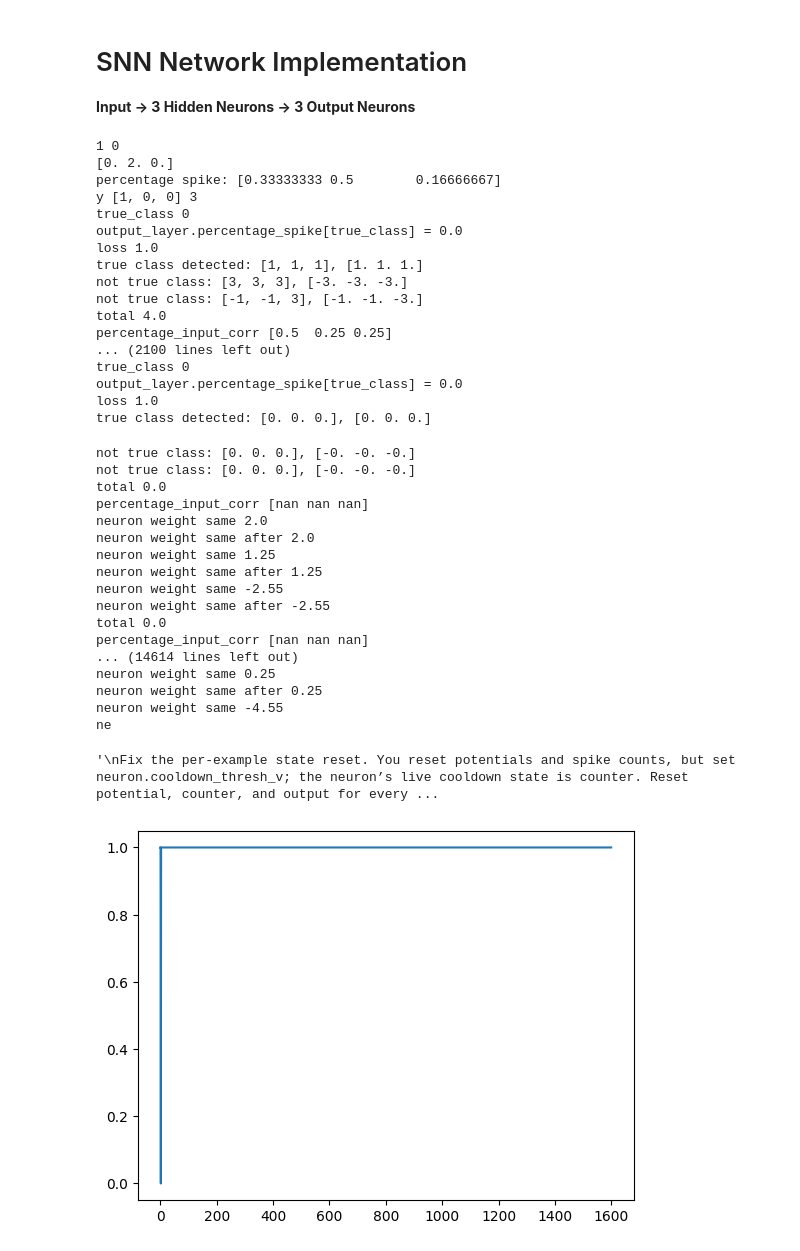
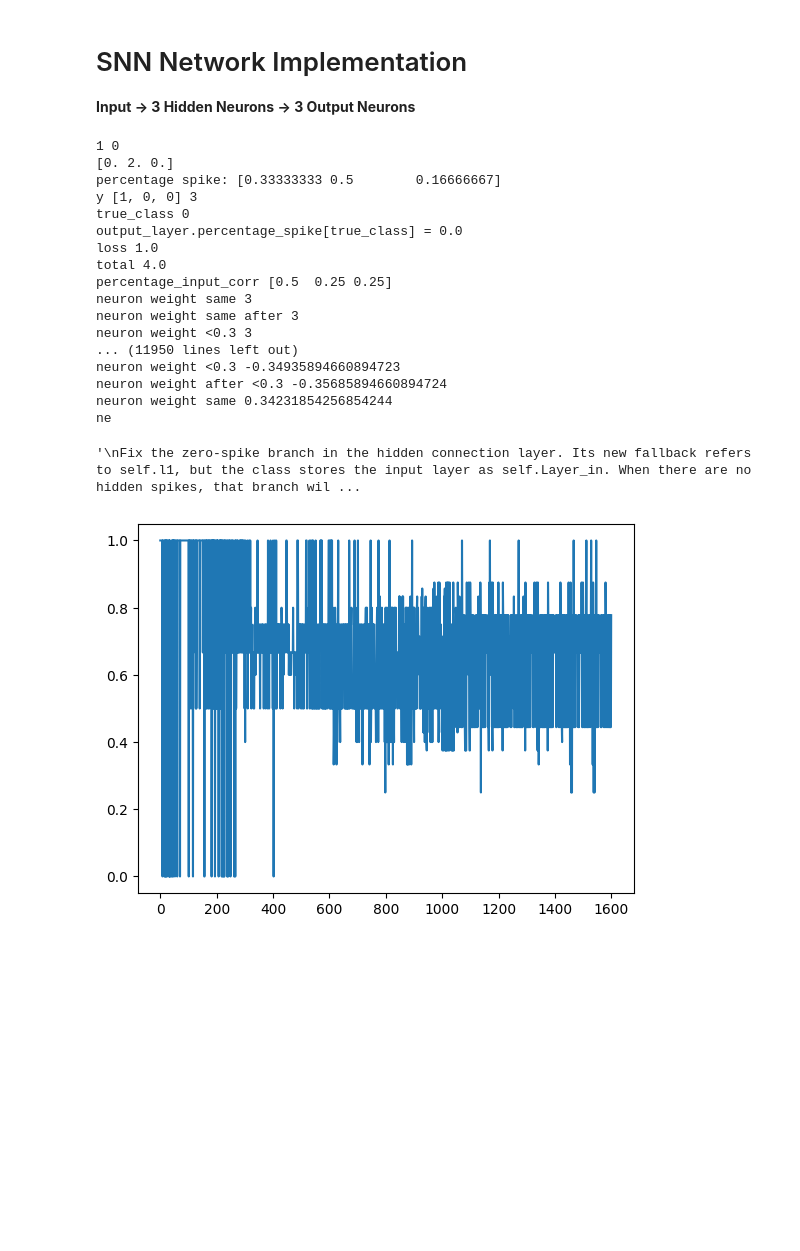
Before and after one commit to kadgitub7/LIF-based-SNN-on-FPGA, a Jupyter notebook: SNN_Custom_Model.ipynb, the cells around one changed output. Drawn from its saved outputs; the diff is of its cells as text; code cells hidden in the pictures; blank space fills up the shorter version.

Commit message:
updates weight training

```diff
--- a/SNN_Custom_Model.ipynb
+++ b/SNN_Custom_Model.ipynb
@@ -264,13 +264,25 @@ def Training_Changes(connect_layers, output_layer, y):
     ## NEXT STEPS
     # for output layer neurons we increase weight for neuron that corresponds to true label, and by a magnitude corresponding to the loss
     # for output layer neurons we decrease weight for neurons that were not the true class label
+    '''
     for i in range(len(output_layer.output_layer.neuron_list)):
         if i == true_class:
             print(f"true class detected: {output_layer.output_layer.neuron_list[i].weights}, {np.abs(output_layer.output_layer.neuron_list[i].weights) * loss}")
-            output_layer.output_layer.neuron_list[i].weights = output_layer.output_layer.neuron_list[i].weights + output_layer.output_layer.neuron_list[i].weights * loss
+            output_layer.output_layer.neuron_list[i].weights = output_layer.output_layer.neuron_list[i].weights + output_layer.output_layer.neuron_list[i].weights * loss * (output_layer.percentage_spike[i] + 1e-6)
         else:
             print(f"not true class: {output_layer.output_layer.neuron_list[i].weights}, {-1 * np.abs(output_layer.output_layer.neuron_list[i].weights) * loss}")
-            output_layer.output_layer.neuron_list[i].weights = output_layer.output_layer.neuron_list[i].weights - output_layer.output_layer.neuron_list[i].weights * loss
+            output_layer.output_layer.neuron_list[i].weights = output_layer.output_layer.neuron_list[i].weights - output_layer.output_layer.neuron_list[i].weights * loss * (output_layer.percentage_spike[i] + 1e-6)
+    '''
+
+    target = np.asarray(y, dtype=float)
+    rates = np.asarray(output_layer.percentage_spike, dtype=float)
+    hidden_activity = np.asarray(connect_layers[0].freq_count, dtype=float)
+    learning_rate = 0.01
+
+    for class_index, neuron in enumerate(output_layer.output_layer.neuron_list):
+        neuron.weights = np.asarray(neuron.weights, dtype=float)
+        class_error = target[class_index] - rates[class_index] # finds error rate from percentages depending on the actual one hot encoding
+        neuron.weights += learning_rate * class_error * hidden_activity
 
     # for hidden layer neurons we look at what input lead to the spikes most frequently based on percentage and then inc/dec(or don't touch) weight based on that
     for neuron in connect_layer.Layer_in.neuron_list:
@@ -286,11 +298,11 @@ def Training_Changes(connect_layers, output_layer, y):
             for i in range(len(percentage_input_corr)):
                 if(percentage_input_corr[i] < 0.3):
                     print(f'neuron weight <0.3 {neuron.weights[i]}')
-                    neuron.weights[i] -= (1-percentage_input_corr[i])
+                    neuron.weights[i] -= (1-percentage_input_corr[i])* learning_rate
                     print(f"neuron weight after <0.3 {neuron.weights[i]}")
                 elif(percentage_input_corr[i] > 0.5):
                     print(f'neuron weight >0.5 {neuron.weights[i]}')
-                    neuron.weights[i] += (1-percentage_input_corr[i])
+                    neuron.weights[i] += (1-percentage_input_corr[i]) * learning_rate
                     print(f"neuron weight after >0.5 {neuron.weights[i]}")
                 else:
                     print(f"neuron weight same {neuron.weights[i]}")
@@ -377,58 +389,41 @@ for j in range(epoch):
         for neuron in l2.neuron_list:
             neuron.reset_state()
 
 
 x_s = np.arange(0,len(loss),1)
 
 plt.plot(x_s,loss)
 
 print(loss)
 
 ##------------------ To Do: -----------------##
 '''
 Fix the zero-spike branch in the hidden connection layer. Its new fallback refers to self.l1, but the class stores the input layer as self.Layer_in. When there are no hidden spikes, that branch will raise AttributeError. Use the stored layer reference there. Also, output_collect() uses the global l1 rather than the instance’s input layer; use the instance reference so this class behaves correctly outside this specific notebook setup.
 
-Replace the output-weight rule with a label-error rule. loss = 1 - true_class_spike_share ignores how much the incorrect classes fired. The subsequent update scales every class’s weights from that one number, regardless of which hidden neurons spiked. Start with a simple mistake-driven readout: count hidden spikes for the sample, compare predicted and true classes, and only on a mistake adjust the target and predicted output weights in proportion to those hidden spike counts. Use a small learning rate. Convert weights to NumPy arrays when creating neurons so updates are reliably elementwise.
+Fix hidden layer weight training
 
 Keep accuracy separate from loss. Your print now compares the predicted class to argmax(y_train[l]), which is the right comparison. Record whether that comparison is correct for each sample and report accuracy by epoch. Keep the spike-share value labeled as a diagnostic unless you replace it with a defined training objective. For ties or no output spikes, decide explicitly whether prediction should be “no prediction” or a deterministic fallback; currently predict_output() silently returns class 0.
 
 '''
 # Need to plot figures
 # Need to generate diagrams for each point
 # %% [output]
 1 0
 [0. 2. 0.]
 percentage spike: [0.33333333 0.5        0.16666667]
 y [1, 0, 0] 3
 true_class 0
 output_layer.percentage_spike[true_class] = 0.0
 loss 1.0
-true class detected: [1, 1, 1], [1. 1. 1.]
-not true class: [3, 3, 3], [-3. -3. -3.]
-not true class: [-1, -1, 3], [-1. -1. -3.]
 total 4.0
 percentage_input_corr [0.5  0.25 0.25]
-... (2100 lines left out)
-true_class 0
-output_layer.percentage_spike[true_class] = 0.0
-loss 1.0
-true class detected: [0. 0. 0.], [0. 0. 0.]
+neuron weight same 3
+neuron weight same after 3
+neuron weight <0.3 3
+... (11950 lines left out)
+neuron weight <0.3 -0.34935894660894723
+neuron weight after <0.3 -0.35685894660894724
+neuron weight same 0.34231854256854244
+ne
-not true class: [0. 0. 0.], [-0. -0. -0.]
-not true class: [0. 0. 0.], [-0. -0. -0.]
-total 0.0
-percentage_input_corr [nan nan nan]
-neuron weight same 2.0
-neuron weight same after 2.0
-neuron weight same 1.25
-neuron weight same after 1.25
-neuron weight same -2.55
-neuron weight same after -2.55
-total 0.0
-percentage_input_corr [nan nan nan]
-... (14614 lines left out)
-neuron weight same 0.25
-neuron weight same after 0.25
-neuron weight same -4.55
-ne
+'\nFix the zero-spike branch in the hidden connection layer. Its new fallback refers to self.l1, but the class stores the input layer as self.Layer_in. When there are no hidden spikes, that branch wil ...
-'\nFix the per-example state reset. You reset potentials and spike counts, but set neuron.cooldown_thresh_v; the neuron’s live cooldown state is counter. Reset potential, counter, and output for every ...
-[figure, old version]
+[figure, new version]
```
